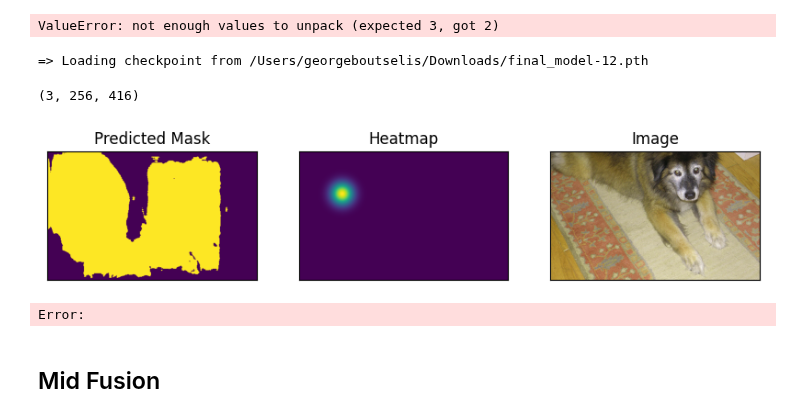
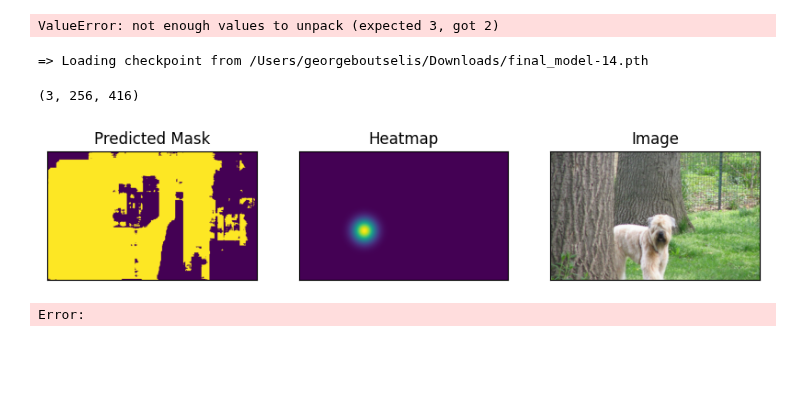
Before and after one commit to G30rg3ab/Computer-Vision-Project, a Jupyter notebook: train_prompt.ipynb, the cells around one changed output. Cells and saved outputs as stored; diff of their text form; code cells hidden in the pictures; blank space fills up the shorter version.

```diff
--- a/train_prompt.ipynb
+++ b/train_prompt.ipynb
@@ -68,23 +68,23 @@ visualise_data(image = image, heatmap = heatmap, mask = mask)
 ValueError: not enough values to unpack (expected 3, got 2)
 # %%
 model = UNET(4, 2)
-model_utils.load_checkpoint('/Users/georgeboutselis/Downloads/final_model-12.pth',model)
+model_utils.load_checkpoint('/Users/georgeboutselis/Downloads/final_model-14.pth',model)
 # %% [output]
-=> Loading checkpoint from /Users/georgeboutselis/Downloads/final_model-12.pth
+=> Loading checkpoint from /Users/georgeboutselis/Downloads/final_model-14.pth
 # %%
 image.shape
 # %% [output]
 (3, 256, 416)
 # %%
-input, mask = train_dataset [12]
+input, mask = train_dataset [2]
 heatmap = input.numpy()[-1, :, :].copy()
 image = input[:-1, :, :]
 model.eval().double()
 predict = model(input.double().unsqueeze(0))
 predict_mask = np.argmax(predict.detach().numpy(), axis = 1)
 visualise_data(predicted_mask = predict_mask.squeeze(0), heatmap = heatmap, image = image)
 # %% [output]
-[figure, old version]
+[figure, new version]
 # %%
 from segmentation.utils import traininglog
 # %%
@@ -174,5 +174,3 @@ train_and_evaluate(model=model,
                    )
 # %% [output]
 Error:
-# %% [markdown]
-## Mid Fusion
```
Also changed, not shown: parts of 7 cells of this notebook, 1 other file.
